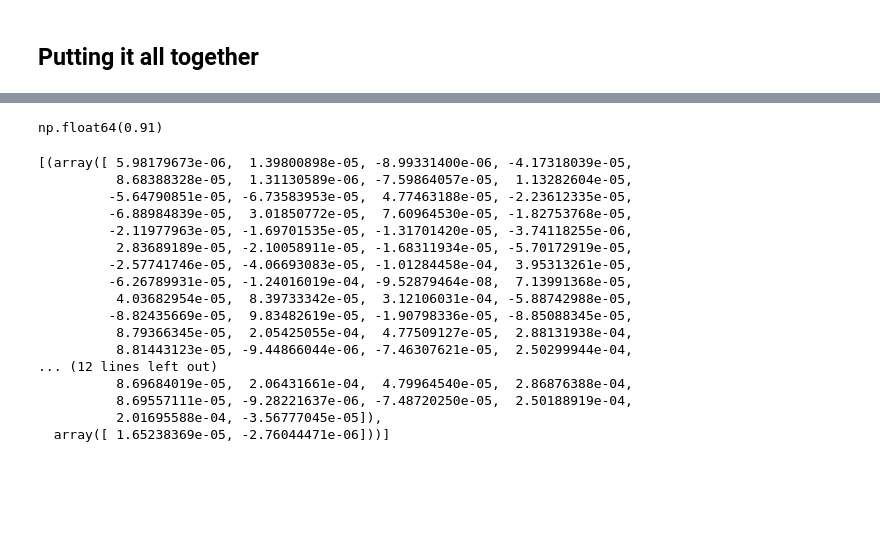
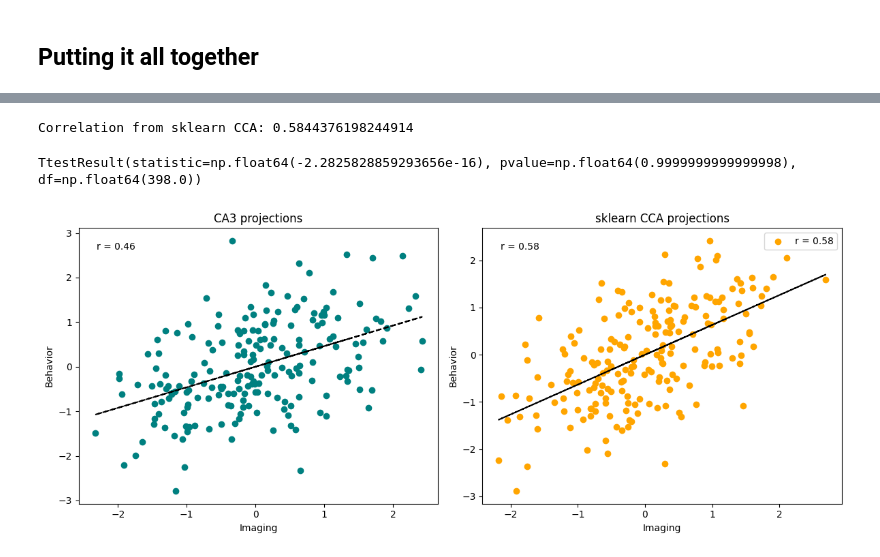
Before and after one commit to Daniel-Halls/conilab, a Jupyter notebook: conilab/hcp-disease/cca_test/build_ca3_model.ipynb, the cells around one changed output, grey strips where cells are left out. Cells and saved outputs as stored; diff of their text form; code cells hidden in the pictures; blank space fills up the shorter version.

```diff
--- a/conilab/hcp-disease/cca_test/build_ca3_model.ipynb
+++ b/conilab/hcp-disease/cca_test/build_ca3_model.ipynb
@@ -590,3 +698,4 @@ class CA3:
 # %%
-ca3 = CA3()
-ca3.fit(study1, study2)
+ca3 = CA3(l2=0.1)
+ca3.fit(study1)
+transfomed = ca3.transform(study1)
@@ -617,24 +702,43 @@ ca3.transform(study1, study2)
-# %%
-ca3.optimal_theta_r
-# %% [output]
-np.float64(0.91)
-# %%
-ca3.weights_
-# %% [output]
-[(array([ 5.98179673e-06,  1.39800898e-05, -8.99331400e-06, -4.17318039e-05,
-          8.68388328e-05,  1.31130589e-06, -7.59864057e-05,  1.13282604e-05,
-         -5.64790851e-05, -6.73583953e-05,  4.77463188e-05, -2.23612335e-05,
-         -6.88984839e-05,  3.01850772e-05,  7.60964530e-05, -1.82753768e-05,
-         -2.11977963e-05, -1.69701535e-05, -1.31701420e-05, -3.74118255e-06,
-          2.83689189e-05, -2.10058911e-05, -1.68311934e-05, -5.70172919e-05,
-         -2.57741746e-05, -4.06693083e-05, -1.01284458e-04,  3.95313261e-05,
-         -6.26789931e-05, -1.24016019e-04, -9.52879464e-08,  7.13991368e-05,
-          4.03682954e-05,  8.39733342e-05,  3.12106031e-04, -5.88742988e-05,
-         -8.82435669e-05,  9.83482619e-05, -1.90798336e-05, -8.85088345e-05,
-          8.79366345e-05,  2.05425055e-04,  4.77509127e-05,  2.88131938e-04,
-          8.81443123e-05, -9.44866044e-06, -7.46307621e-05,  2.50299944e-04,
-... (12 lines left out)
-          8.69684019e-05,  2.06431661e-04,  4.79964540e-05,  2.86876388e-04,
-          8.69557111e-05, -9.28221637e-06, -7.48720250e-05,  2.50188919e-04,
-          2.01695588e-04, -3.56777045e-05]),
-  array([ 1.65238369e-05, -2.76044471e-06]))]
+# %%
+from sklearn.cross_decomposition import CCA
+
+test_sck = CCA(n_components=1)
+test_sck.fit(study1[0], study1[1])
+X1_proj_cca, Y1_proj_cca = test_sck.transform(study1[0], study1[1])
+sklearn_corr = np.corrcoef(X1_proj_cca.ravel(), Y1_proj_cca.ravel())[0,1]
+print(f"Correlation from sklearn CCA: {sklearn_corr}")
+# %% [output]
+Correlation from sklearn CCA: 0.5844376198244914
+# %%
+import matplotlib.pyplot as plt
+
+X1_proj_ca3, Y1_proj_ca3 = transfomed['projections']['study0']
+display(scipy.stats.ttest_ind(X1_proj_ca3.flatten(), X1_proj_cca.flatten() ))
+plt.figure(figsize=(12, 5))
+
+
+plt.subplot(1, 2, 1)
+plt.scatter(X1_proj_ca3, Y1_proj_ca3, c='teal')
+m, b = np.polyfit(X1_proj_ca3.flatten(), Y1_proj_ca3.flatten(), 1)
+plt.plot(X1_proj_ca3, m*X1_proj_ca3 + b, color='black', linestyle='--')
+plt.text(0.05, 0.95, f"r = {transfomed['correlations']['study0'][0]:.2f}",
+         transform=plt.gca().transAxes, va='top', ha='left')
+plt.title("CA3 projections")
+plt.xlabel("Imaging")
+plt.ylabel("Behavior")
+
+plt.subplot(1, 2, 2)
+plt.scatter(X1_proj_cca, Y1_proj_cca, c='orange', label=f"r = {sklearn_corr:.2f}")
+m, b = np.polyfit(X1_proj_cca.flatten(), Y1_proj_cca.flatten(), 1)
+plt.plot(X1_proj_cca, m*X1_proj_cca + b, color='black', linestyle='--')
+plt.text(0.05, 0.95, f"r = {sklearn_corr:.2f}",
+         transform=plt.gca().transAxes, va='top', ha='left')
+plt.title("sklearn CCA projections")
+plt.xlabel("Imaging")
+plt.ylabel("Behavior")
+plt.legend()
+plt.tight_layout()
+plt.show()
+# %% [output]
+TtestResult(statistic=np.float64(-2.2825828859293656e-16), pvalue=np.float64(0.9999999999999998), df=np.float64(398.0))
+[figure, added]
```
Also changed, not shown: parts of 8 cells of this notebook, 1 other file.
